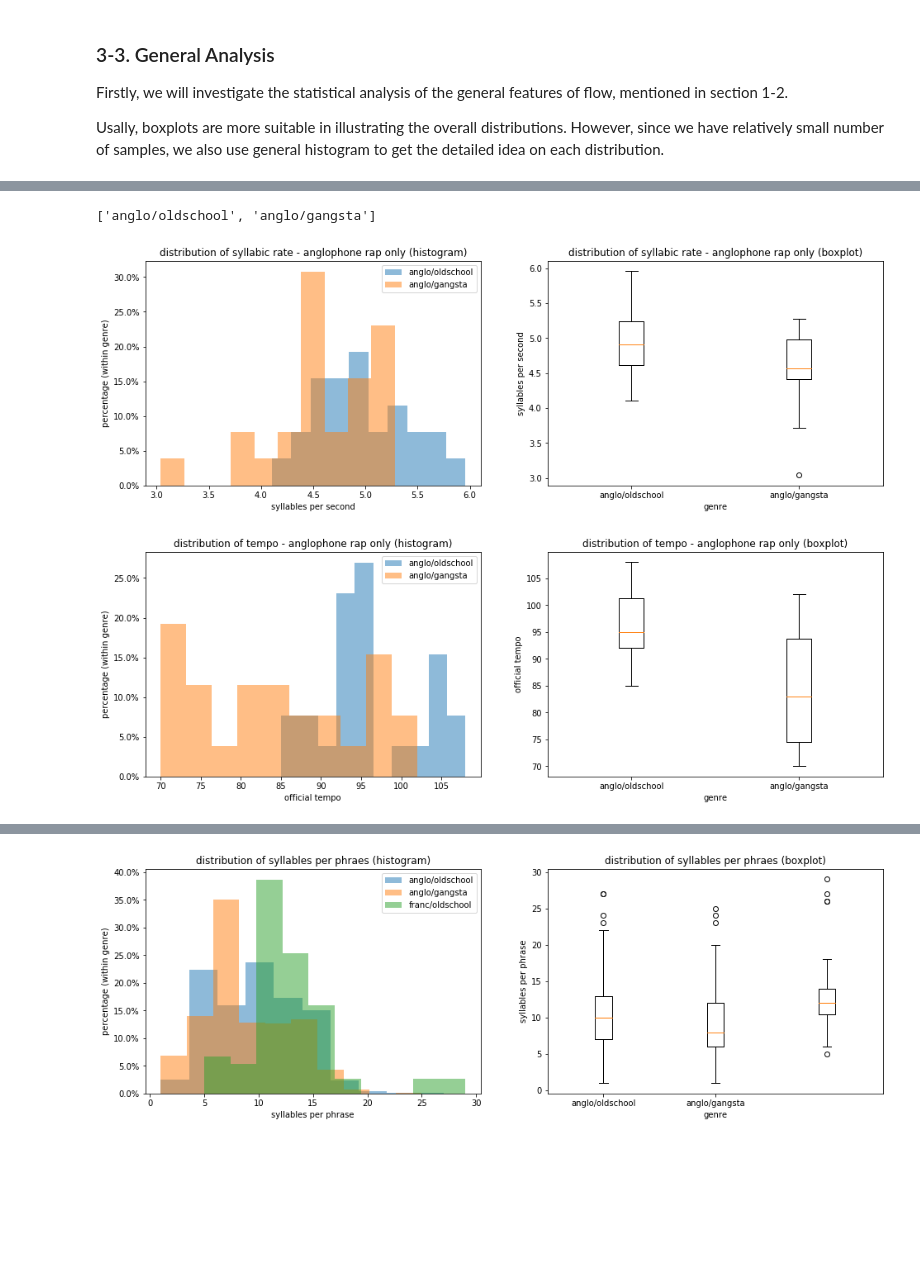
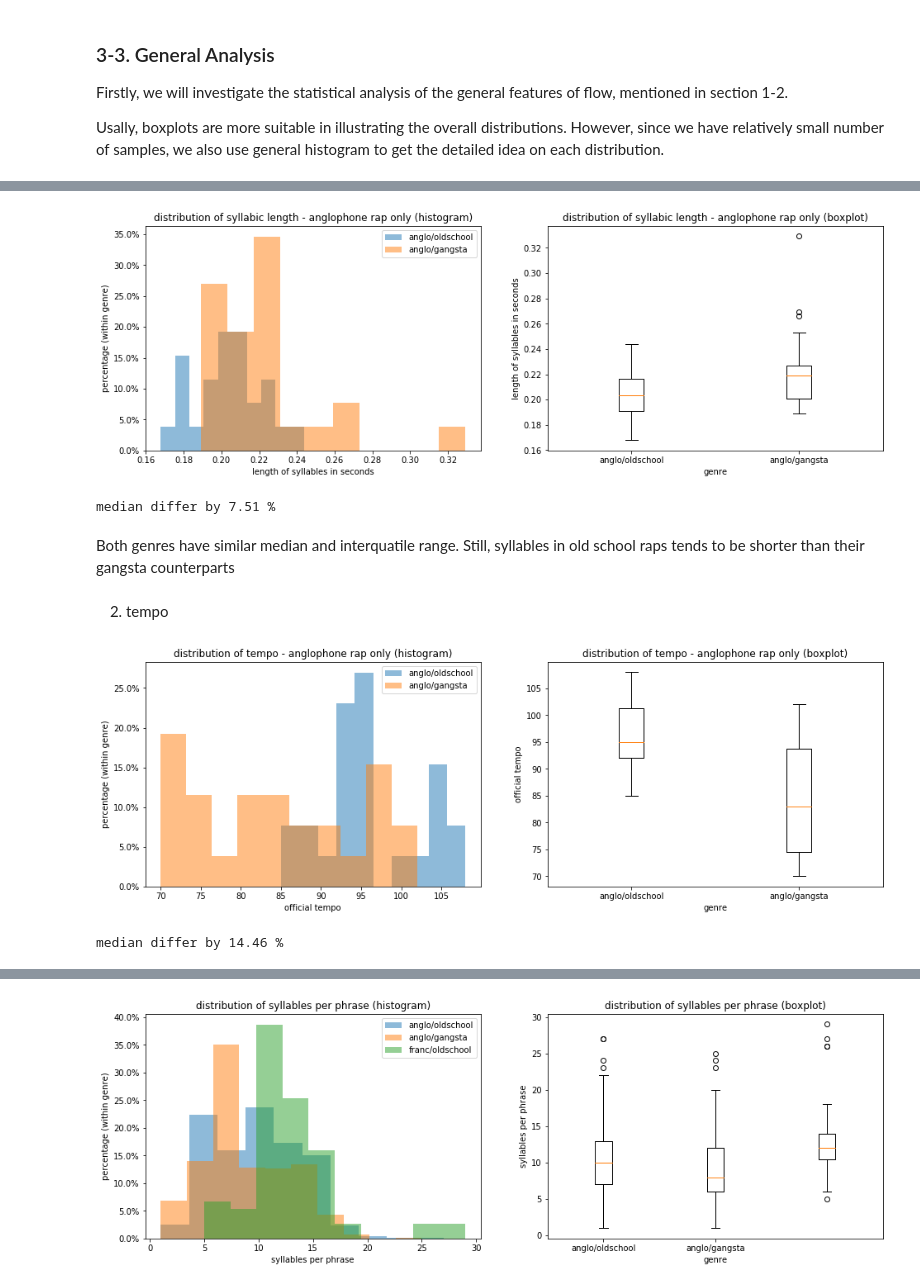
Before and after one commit to haeeunkim/dh401, a Jupyter notebook: milestone3.ipynb, the cells around one changed output, grey strips where cells are left out. Saved outputs shown, nothing was run; the diff lists cells and outputs as text; code cells hidden in the pictures; blank space fills up the shorter version.

```diff
--- a/milestone3.ipynb
+++ b/milestone3.ipynb
@@ -399,46 +403,56 @@ Usally, boxplots are more suitable in illustrating the overall distributions. Ho
 # %%
 df_list_1 = list(df_dict.items())[:-1]
 labels_1 = list(df_dict.keys())[:-1]
-# %%
-labels_1
-# %% [output]
-['anglo/oldschool', 'anglo/gangsta']
 # %%
 feature = 'syllabic_rate'
 
+
+
 fig, (ax1, ax2) = plt.subplots(1, 2, figsize=(16,5))
 
+medians = []
+
 for i in range(len(df_list_1)):
-    data = df_list_1[i][1][feature]
+    data = 1/ df_list_1[i][1][feature]
+    medians.append(data.median())
 
     ax1.hist(data, weights=np.ones(len(data)) / len(data), alpha=0.5, label=labels_1[i])
     ax2.boxplot(data, positions=[i])
 
 ax1.yaxis.set_major_formatter(PercentFormatter(1))
 ax1.legend()
 
-ax1.set_title('distribution of syllabic rate - anglophone rap only (histogram)')
-ax1.set_xlabel('syllables per second')
+ax1.set_title('distribution of syllabic length - anglophone rap only (histogram)')
+ax1.set_xlabel('length of syllables in seconds')
 ax1.set_ylabel('percentage (within genre)')
 
-ax2.set_title('distribution of syllabic rate - anglophone rap only (boxplot)')
+ax2.set_title('distribution of syllabic length - anglophone rap only (boxplot)')
 ax2.set_xlabel('genre')
-ax2.set_ylabel('syllables per second')
+ax2.set_ylabel('length of syllables in seconds')
 
 plt.sca(ax2)
 plt.xticks(range(0,len(labels_1)), labels_1, rotation = 0)
 
 
 plt.show()
+print('median differ by {:.2f} %'.format(100*np.abs(medians[0]-medians[1])/min(medians)))
 # %% [output]
-[figure, old version]
+[figure, new version]
+median differ by 7.51 %
+# %% [markdown]
+Both genres have similar median and interquatile range. Still, syllables in old school raps tends to be shorter than their gangsta counterparts
+# %% [markdown]
+2. tempo
 # %%
 feature = 'tempo'
 
 fig, (ax1, ax2) = plt.subplots(1, 2, figsize=(16,5))
 
+medians = []
+
 for i in range(len(df_list_1)):
     data = df_list_1[i][1][feature]
+    medians.append(data.median())
 
     ax1.hist(data, weights=np.ones(len(data)) / len(data), alpha=0.5, label=labels_1[i])
     ax2.boxplot(data, positions=[i])
@@ -459,5 +473,9 @@ ax2.set_ylabel('official tempo')
 
 
 plt.show()
+
+
+print('median differ by {:.2f} %'.format(100*(medians[0]-medians[1])/min(medians)))
 # %% [output]
 [figure]
+median differ by 14.46 %
```
Also changed, not shown: parts of 29 cells of this notebook.
